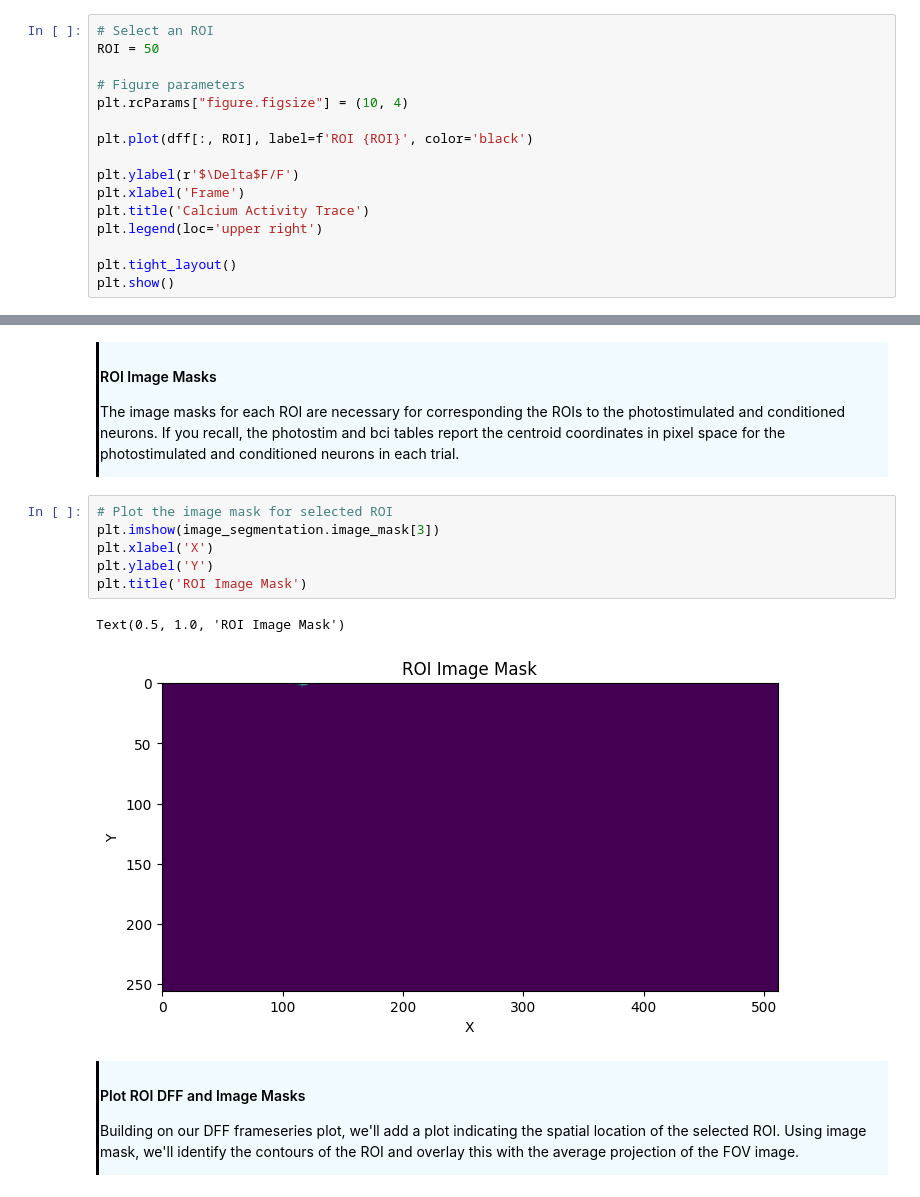
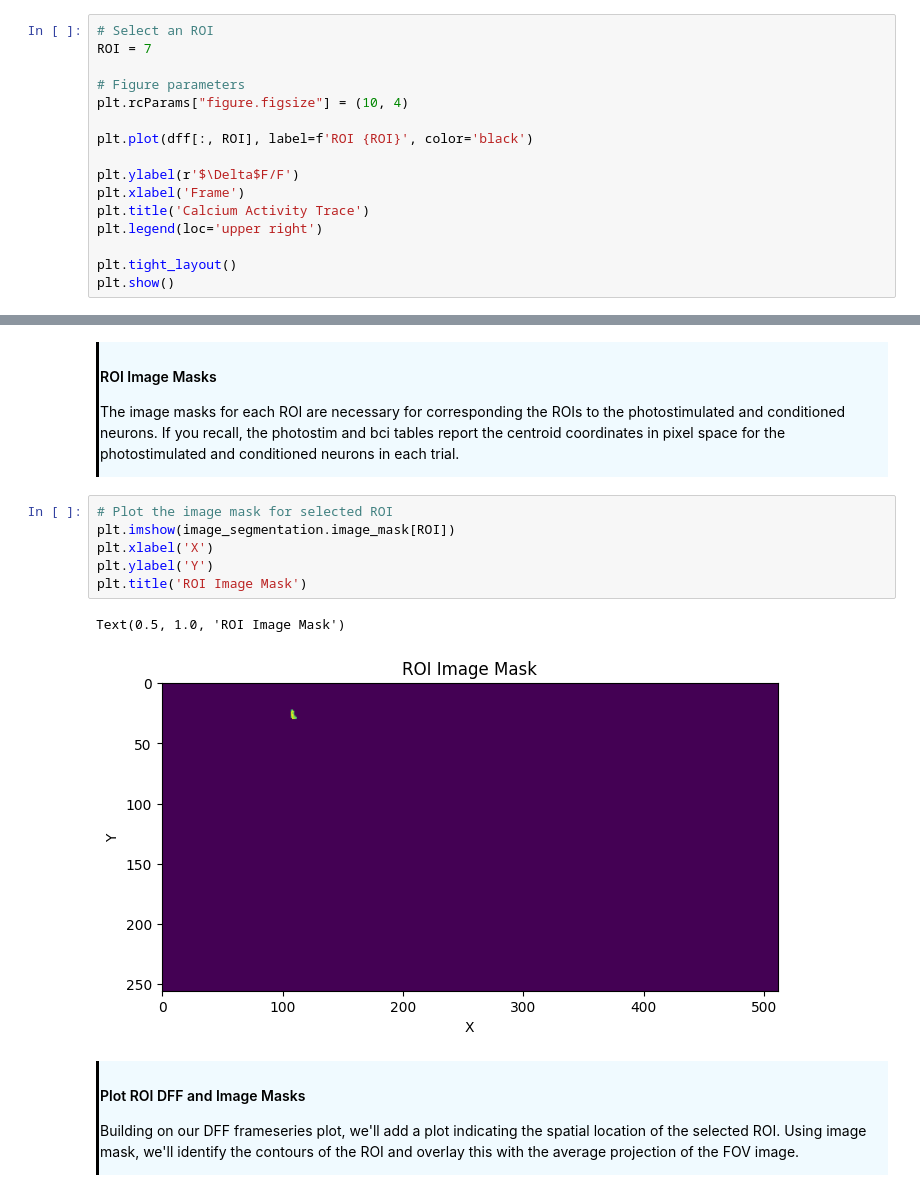
Before and after one commit to AllenNeuralDynamics/AIND-CNC-BCI-Workshop, a Jupyter notebook: code/demo_dev.ipynb, the cells around one changed output, grey strips where cells are left out. Saved outputs shown, nothing was run; the diff lists cells and outputs as text.

```diff
--- a/code/demo_dev.ipynb
+++ b/code/demo_dev.ipynb
@@ -232,7 +232,7 @@ dff shape (nframes, nrois): (222005, 53)
 Frame Rate: 58.2634
 # %%
 # Select an ROI
-ROI = 50
+ROI = 7
 
 # Figure parameters
 plt.rcParams["figure.figsize"] = (10, 4)
@@ -416,13 +416,13 @@ image_segmentation[0:5]
 The image masks for each ROI are necessary for corresponding the ROIs to the photostimulated and conditioned neurons. If you recall, the photostim and bci tables report the centroid coordinates in pixel space for the photostimulated and conditioned neurons in each trial.
 # %%
 # Plot the image mask for selected ROI
-plt.imshow(image_segmentation.image_mask[3])
+plt.imshow(image_segmentation.image_mask[ROI])
 plt.xlabel('X')
 plt.ylabel('Y')
 plt.title('ROI Image Mask')
 # %% [output]
 Text(0.5, 1.0, 'ROI Image Mask')
-[figure, old version]
+[figure, new version]
 # %% [markdown]
 <div style="border-left: 3px solid #000; padding: 1px; padding-left: 10px; background: #F0FAFF; ">
 
```
Also changed, not shown: parts of 10 cells of this notebook.
